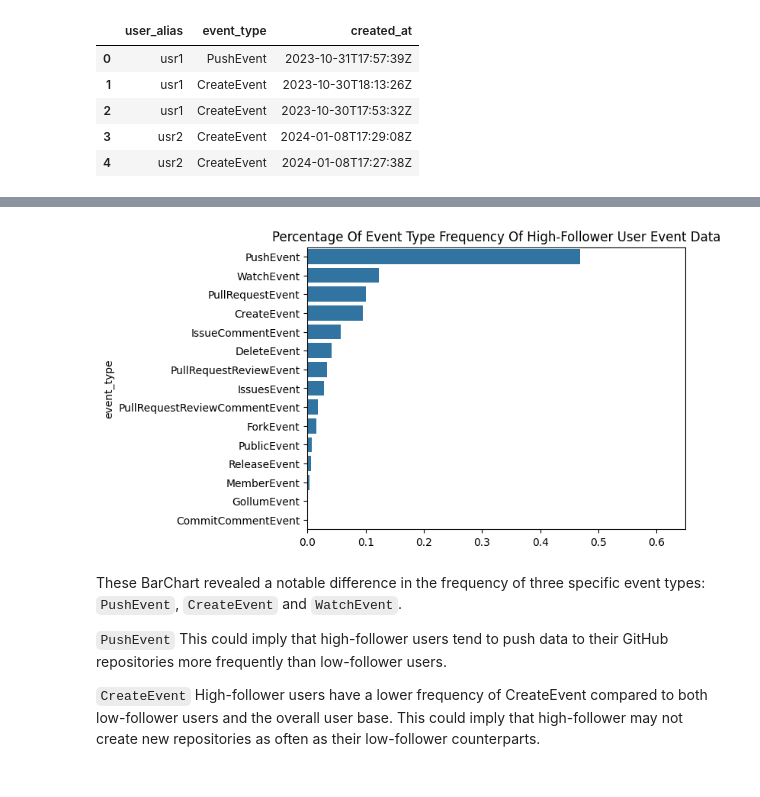
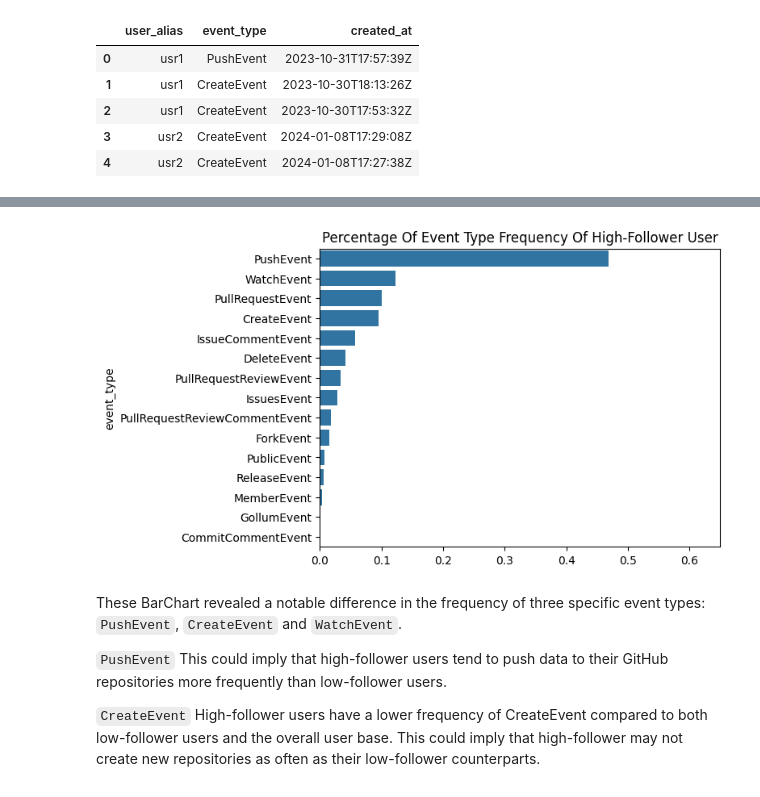
Before and after one commit to kritserv/analyze-how-python-developer-use-github, a Jupyter notebook: data_analysis.ipynb, the cells around one changed output, grey strips where cells are left out. Cells and saved outputs as stored; diff of their text form; code cells hidden in the pictures.

```diff
--- a/data_analysis.ipynb
+++ b/data_analysis.ipynb
@@ -187,7 +205,7 @@ PlotPercentFreq(low_follower_event_data, 'event_type', title='Percentage Of Even
 # %%
-PlotPercentFreq(high_follower_event_data, 'event_type', title='Percentage Of Event Type Frequency Of High-Follower User Event Data', xlim=0.65)
+PlotPercentFreq(high_follower_event_data, 'event_type', title='Percentage Of Event Type Frequency Of High-Follower User', xlim=0.65)
 # %% [output]
-[figure, old version]
+[figure, new version]
 # %% [markdown]
 These BarChart revealed a notable difference in the frequency of three specific event types: `PushEvent`, `CreateEvent` and `WatchEvent`.
 
```
Also changed, not shown: parts of 17 cells of this notebook.
